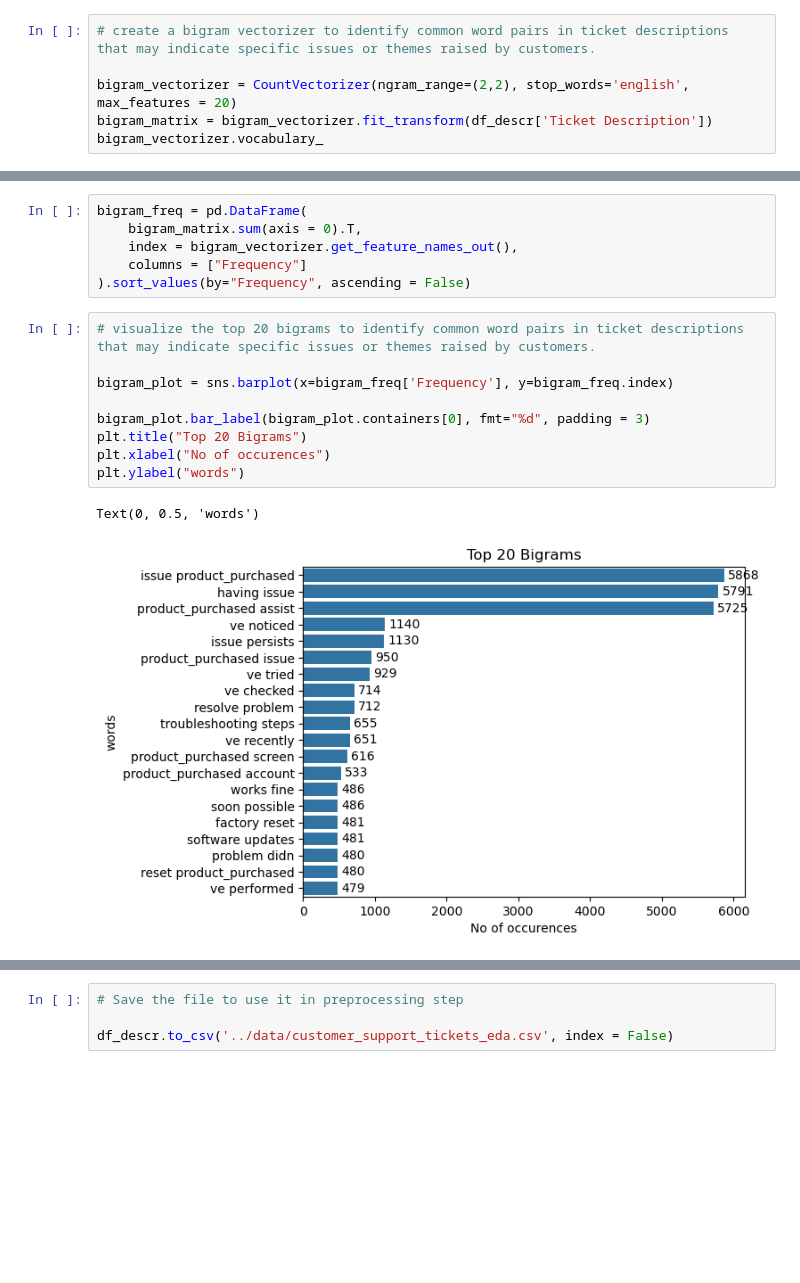
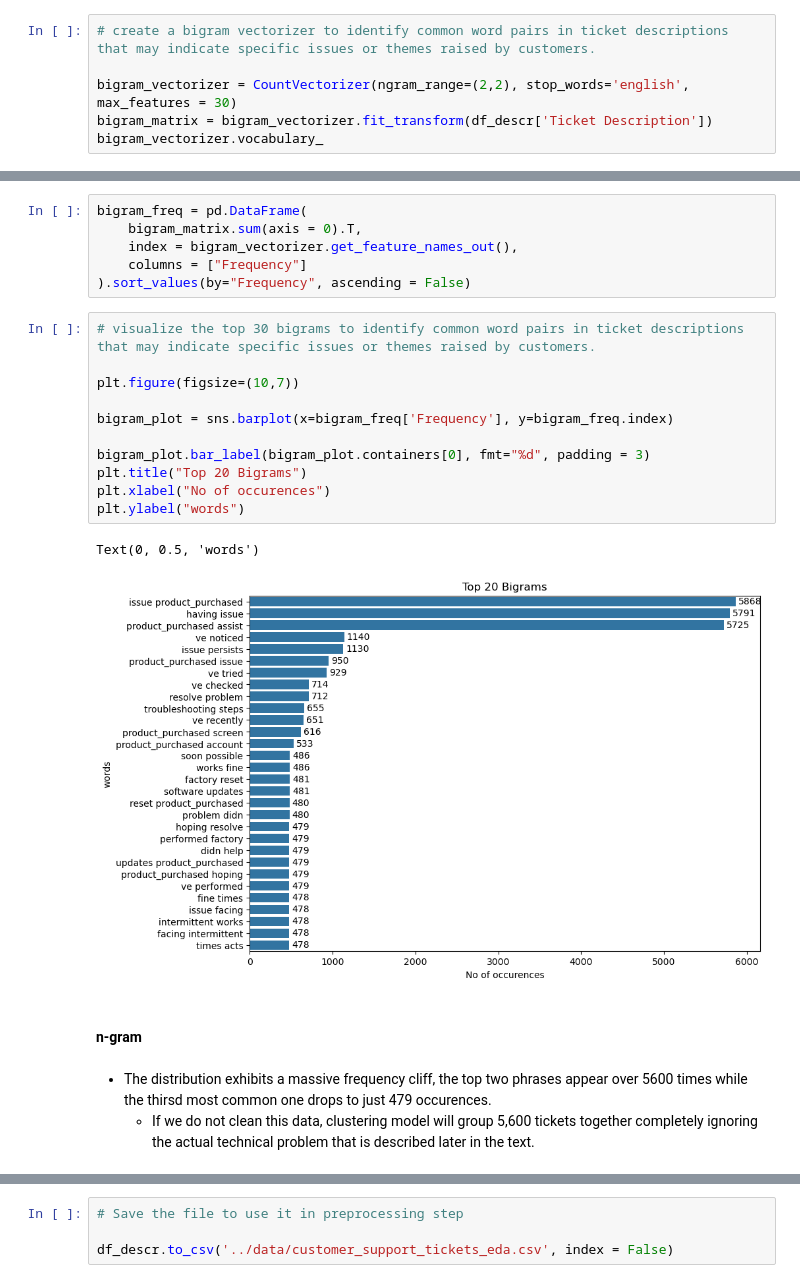
Before and after one commit to Razan-88/TextAnalytics-CW-Task4, a Jupyter notebook: analytics_pipeline/EDA.ipynb, the cells around one changed output, grey strips where cells are left out. Cells and saved outputs as stored; diff of their text form; blank space fills up the shorter version.

Commit message:
Updated EDA with ngrams

```diff
--- a/analytics_pipeline/EDA.ipynb
+++ b/analytics_pipeline/EDA.ipynb
@@ -940,7 +939,7 @@ Text(0, 0.5, 'words')
 # %%
 # create a bigram vectorizer to identify common word pairs in ticket descriptions that may indicate specific issues or themes raised by customers.
 
-bigram_vectorizer = CountVectorizer(ngram_range=(2,2), stop_words='english', max_features = 20)
+bigram_vectorizer = CountVectorizer(ngram_range=(2,2), stop_words='english', max_features = 30)
 bigram_matrix = bigram_vectorizer.fit_transform(df_descr['Ticket Description'])
 bigram_vectorizer.vocabulary_
 # %% [output]
@@ -971,14 +967,21 @@ bigram_freq = pd.DataFrame(
     columns = ["Frequency"]
 ).sort_values(by="Frequency", ascending = False)
 # %%
-# visualize the top 20 bigrams to identify common word pairs in ticket descriptions that may indicate specific issues or themes raised by customers.
+# visualize the top 30 bigrams to identify common word pairs in ticket descriptions that may indicate specific issues or themes raised by customers.
+
+plt.figure(figsize=(10,7))
 
 bigram_plot = sns.barplot(x=bigram_freq['Frequency'], y=bigram_freq.index)
 
 bigram_plot.bar_label(bigram_plot.containers[0], fmt="%d", padding = 3)
 plt.title("Top 20 Bigrams")
 plt.xlabel("No of occurences")
 plt.ylabel("words")
 # %% [output]
 Text(0, 0.5, 'words')
-[figure, old version]
+[figure, new version]
+# %% [markdown]
+#### n-gram
+# %% [markdown]
+* The distribution exhibits a massive frequency cliff, the top two phrases appear over 5600 times while the thirsd most common one drops to just 479 occurences.
+    * If we do not clean this data, clustering model will group 5,600 tickets together completely ignoring the actual technical problem that is described later in the text.
```
Also changed, not shown: parts of 7 cells of this notebook.
